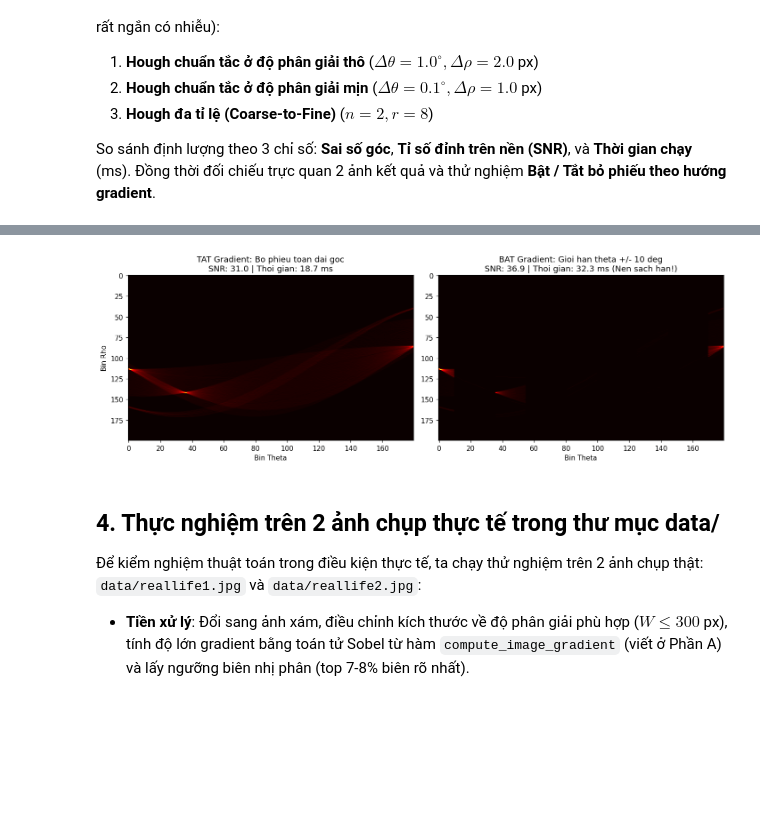
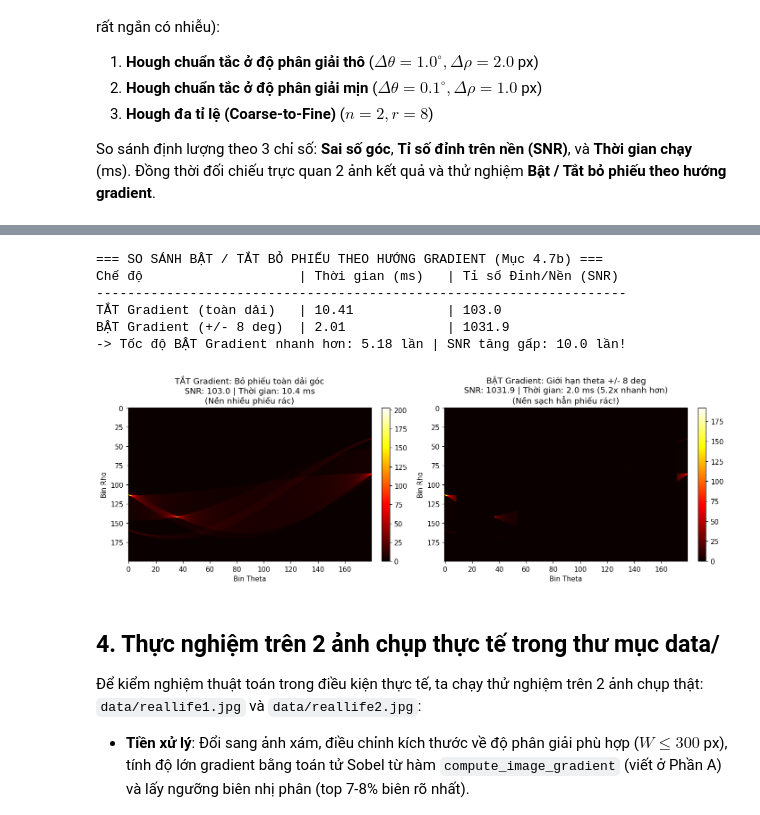
Before and after one commit to t-minhquan/Computer_vision_LAB1, a Jupyter notebook: notebooks/03_hough_experiments.ipynb, the cells around one changed output, grey strips where cells are left out. Cells and saved outputs as stored; diff of their text form; code cells hidden in the pictures; blank space fills up the shorter version.

```diff
--- a/notebooks/03_hough_experiments.ipynb
+++ b/notebooks/03_hough_experiments.ipynb
@@ -296,36 +307,56 @@ Kiem tra phat hien 3 doi tuong tren anh tong hop:
 # %%
+# Bổ sung một lần chạy bật/tắt bỏ phiếu theo hướng gradient trên cùng ảnh (Mục 4.7b)
 mag, grad_dir = compute_image_gradient(edges_syn)
+d_max = np.sqrt(h**2 + w**2)
 n_th = 180
 n_rh = 200
 
-# 1. TẮT bỏ phiếu gradient
+# 1. TẮT bỏ phiếu gradient (mọi điểm biên bỏ phiếu cho toàn dải 180 góc)
 t0 = time.time()
 A_no_grad, _, _ = hough_accumulate(edges_syn, (0.0, np.pi), (-d_max, d_max), n_th, n_rh, grad_dir=None)
 t_no_grad = (time.time() - t0) * 1000.0
 
-# 2. BẬT bỏ phiếu theo hướng gradient (+/- 10 độ)
+# 2. BẬT bỏ phiếu theo hướng gradient (+/- 8 độ quanh hướng pháp tuyến)
 t0 = time.time()
-A_grad, _, _ = hough_accumulate(edges_syn, (0.0, np.pi), (-d_max, d_max), n_th, n_rh, grad_dir=grad_dir, delta_deg=10.0)
+A_grad, _, _ = hough_accumulate(edges_syn, (0.0, np.pi), (-d_max, d_max), n_th, n_rh, grad_dir=grad_dir, delta_deg=8.0)
 t_grad = (time.time() - t0) * 1000.0
 
-snr_no_grad = np.max(A_no_grad) / np.mean(A_no_grad[A_no_grad > 0])
-snr_grad = np.max(A_grad) / np.mean(A_grad[A_grad > 0])
+# Tỉ số đỉnh trên nền: Peak / Mean(A)
+snr_no_grad = np.max(A_no_grad) / np.mean(A_no_grad)
+snr_grad = np.max(A_grad) / np.mean(A_grad)
+speedup_grad = t_no_grad / max(t_grad, 1e-3)
+
+print("=== SO SÁNH BẬT / TẮT BỎ PHIẾU THEO HƯỚNG GRADIENT (Mục 4.7b) ===")
+print(f"{'Chế độ':<25} | {'Thời gian (ms)':<16} | {'Tỉ số Đỉnh/Nền (SNR)':<22}")
+print("-" * 68)
+print(f"{'TẮT Gradient (toàn dải)':<25} | {t_no_grad:<16.2f} | {snr_no_grad:<22.1f}")
+print(f"{'BẬT Gradient (+/- 8 deg)':<25} | {t_grad:<16.2f} | {snr_grad:<22.1f}")
+print(f"-> Tốc độ BẬT Gradient nhanh hơn: {speedup_grad:.2f} lần | SNR tăng gấp: {snr_grad/snr_no_grad:.1f} lần!")
 
 fig, axs = plt.subplots(1, 2, figsize=(13, 4.5))
 
-axs[0].imshow(A_no_grad, cmap='hot', aspect='auto')
-axs[0].set_title(f"TAT Gradient: Bo phieu toan dai goc\nSNR: {snr_no_grad:.1f} | Thoi gian: {t_no_grad:.1f} ms")
+im0 = axs[0].imshow(A_no_grad, cmap='hot', aspect='auto')
+axs[0].set_title(f"TẮT Gradient: Bỏ phiếu toàn dải góc\nSNR: {snr_no_grad:.1f} | Thời gian: {t_no_grad:.1f} ms\n(Nền nhiều phiếu rác)")
 axs[0].set_xlabel('Bin Theta')
 axs[0].set_ylabel('Bin Rho')
+plt.colorbar(im0, ax=axs[0], fraction=0.046, pad=0.04)
 
-axs[1].imshow(A_grad, cmap='hot', aspect='auto')
-axs[1].set_title(f"BAT Gradient: Gioi han theta +/- 10 deg\nSNR: {snr_grad:.1f} | Thoi gian: {t_grad:.1f} ms (Nen sach han!)")
+im1 = axs[1].imshow(A_grad, cmap='hot', aspect='auto')
+axs[1].set_title(f"BẬT Gradient: Giới hạn theta +/- 8 deg\nSNR: {snr_grad:.1f} | Thời gian: {t_grad:.1f} ms ({speedup_grad:.1f}x nhanh hơn)\n(Nền sạch hẳn phiếu rác!)")
 axs[1].set_xlabel('Bin Theta')
+axs[1].set_ylabel('Bin Rho')
+plt.colorbar(im1, ax=axs[1], fraction=0.046, pad=0.04)
 
 plt.tight_layout()
 plt.show()
 # %% [output]
+=== SO SÁNH BẬT / TẮT BỎ PHIẾU THEO HƯỚNG GRADIENT (Mục 4.7b) ===
+Chế độ                    | Thời gian (ms)   | Tỉ số Đỉnh/Nền (SNR)
+--------------------------------------------------------------------
+TẮT Gradient (toàn dải)   | 10.41            | 103.0
+BẬT Gradient (+/- 8 deg)  | 2.01             | 1031.9
+-> Tốc độ BẬT Gradient nhanh hơn: 5.18 lần | SNR tăng gấp: 10.0 lần!
-[figure, old version]
+[figure, new version]
 # %% [markdown]
 ## 4. Thực nghiệm trên 2 ảnh chụp thực tế trong thư mục data/
 Để kiểm nghiệm thuật toán trong điều kiện thực tế, ta chạy thử nghiệm trên 2 ảnh chụp thật: `data/reallife1.jpg` và `data/reallife2.jpg`:
```
Also changed, not shown: parts of 8 cells of this notebook, 1 other file.
